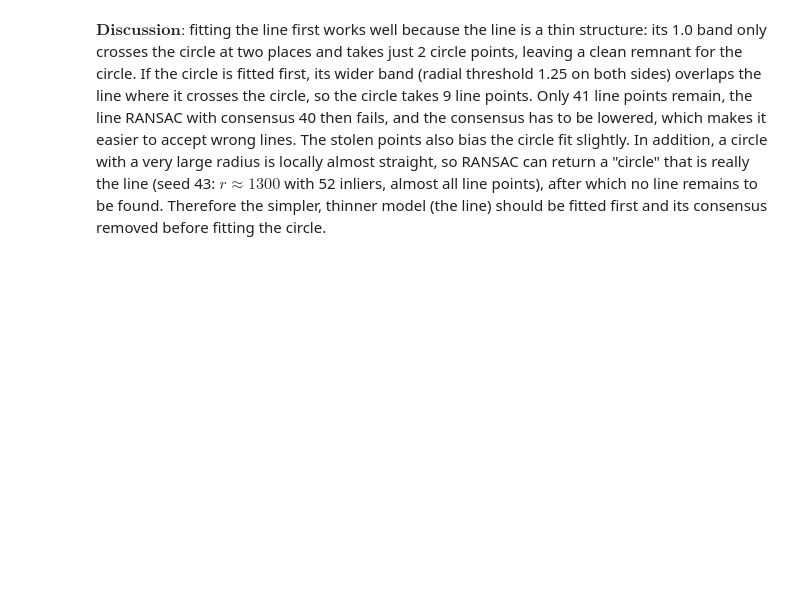
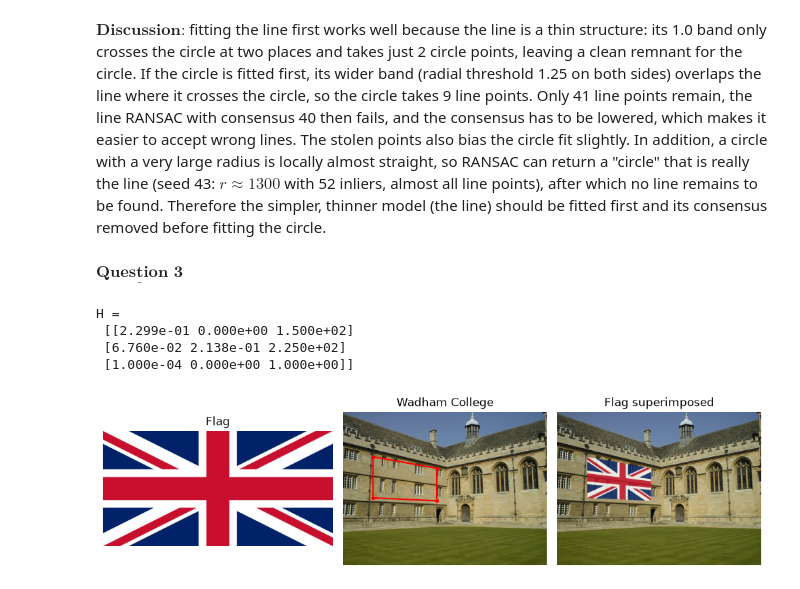
Before and after one commit to denethp/CV-Assignment-02, a Jupyter notebook: 230502X_a02.ipynb, the cells around one changed output. Cells and saved outputs as stored; diff of their text form; code cells hidden in the pictures; blank space fills up the shorter version.

Commit message:
Q3: Homography overlay on Wadham

```diff
--- a/230502X_a02.ipynb
+++ b/230502X_a02.ipynb
@@ -306,3 +306,5 @@ seed 43 circle: r = 1300.6, inliers = 52 (line points: 49)
 [figure]
 # %% [markdown]
 $\textbf{Discussion:}$ fitting the line first works well because the line is a thin structure: its 1.0 band only crosses the circle at two places and takes just 2 circle points, leaving a clean remnant for the circle. If the circle is fitted first, its wider band (radial threshold 1.25 on both sides) overlaps the line where it crosses the circle, so the circle takes 9 line points. Only 41 line points remain, the line RANSAC with consensus 40 then fails, and the consensus has to be lowered, which makes it easier to accept wrong lines. The stolen points also bias the circle fit slightly. In addition, a circle with a very large radius is locally almost straight, so RANSAC can return a "circle" that is really the line (seed 43: $r \approx 1300$ with 52 inliers, almost all line points), after which no line remains to be found. Therefore the simpler, thinner model (the line) should be fitted first and its consensus removed before fitting the circle.
+# %% [markdown]
+$\underline{\textbf{Question 3}}$
@@ -308,0 +344,23 @@ $\textbf{Discussion:}$ fitting the line first works well because the line is a t
+# %%
+im = cv.imread('images/wadham.jpg')
+flag = cv.imread('images/flag.png')
+
+# pts = select_points(im)  # uncomment to click the points again
+pts = np.array([[150, 225], [470, 282], [470, 445], [150, 430]], dtype=np.float32)  # clicked points
+result, H = overlay(im, flag, pts)
+print('H =\n', np.round(H, 4))
+
+fig, axes = plt.subplots(1, 3, figsize=(10, 2.8), gridspec_kw={'width_ratios': [1.5, 1.33, 1.33]})
+for ax, (img, title) in zip(axes, [(flag, 'Flag'), (im, 'Wadham College'), (result, 'Flag superimposed')]):
+    ax.imshow(cv.cvtColor(img, cv.COLOR_BGR2RGB))
+    ax.set_title(title)
+    ax.axis('off')
+axes[1].plot(*np.vstack([pts, pts[:1]]).T, 'r.-')
+plt.tight_layout()
+plt.show()
+# %% [output]
+H =
+ [[2.299e-01 0.000e+00 1.500e+02]
+ [6.760e-02 2.138e-01 2.250e+02]
+ [1.000e-04 0.000e+00 1.000e+00]]
+[figure, added]
```
Also changed, not shown: parts of 1 cell of this notebook, 1 other file.
